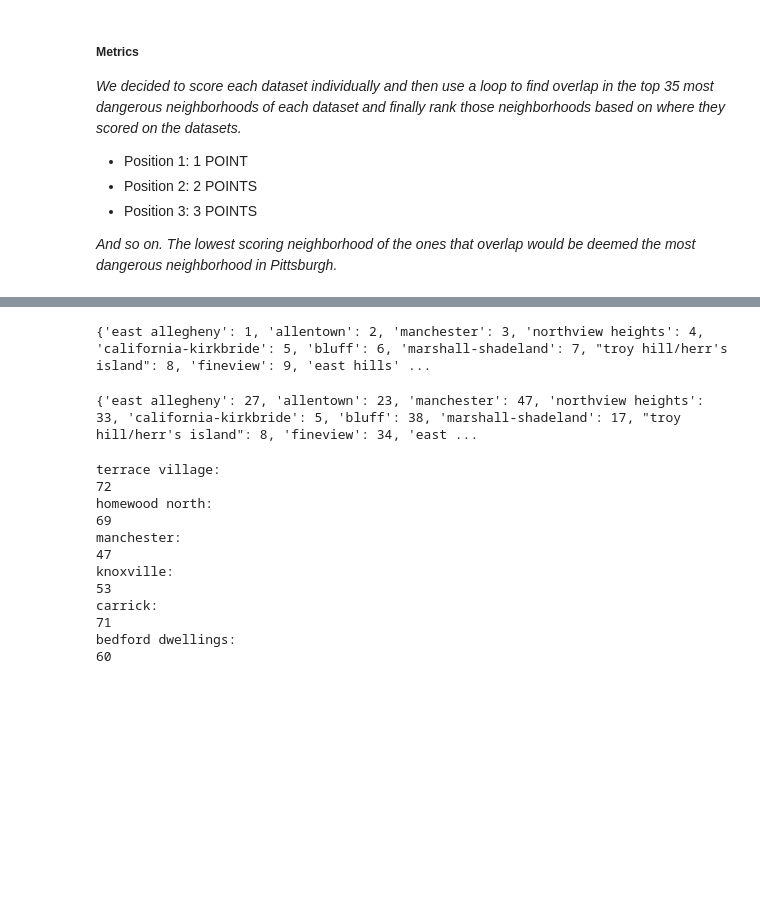
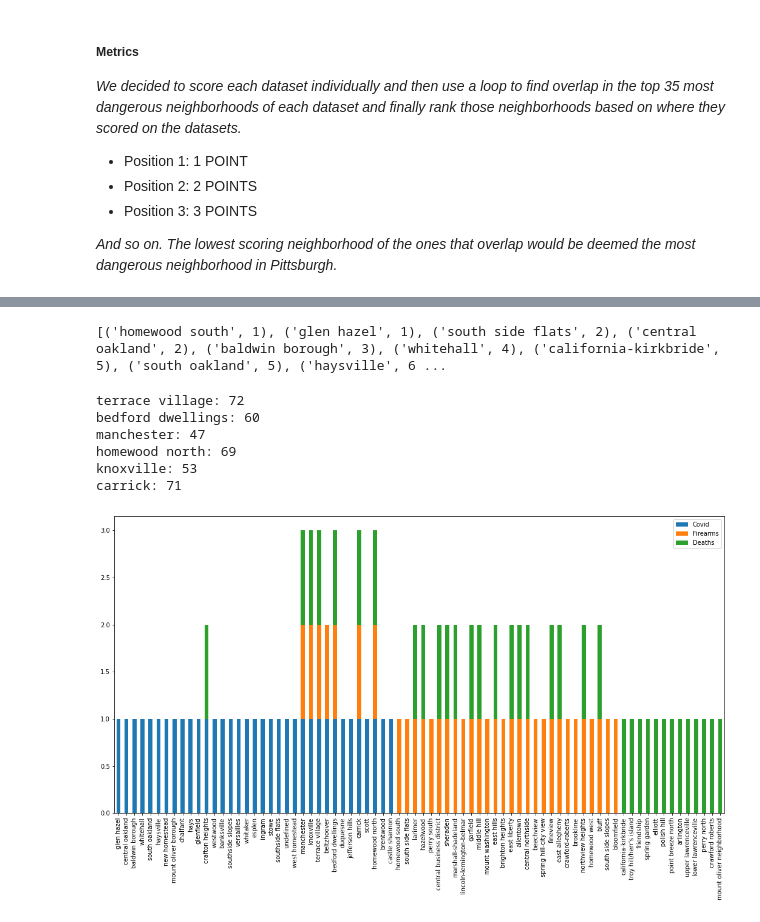
Before and after one commit to CalTsai77/Python-Data-Analysis-with-pandas-, a Jupyter notebook: final.ipynb, the cells around one changed output, grey strips where cells are left out. Saved outputs shown, nothing was run; the diff lists cells and outputs as text; code cells hidden in the pictures; blank space fills up the shorter version.

Commit message:
graph of data is complete

```diff
--- a/final.ipynb
+++ b/final.ipynb
@@ -24,8 +31,11 @@ result_firearms.to_csv("firearms.csv")
 result_deaths.to_csv("deaths.csv")
 # %%
 neighborhood_covid_dict = {}
+covid_graph = {}
 neighborhood_fire_dict = {}
+firearms_graph = {}
 neighborhood_deaths_dict = {}
+deaths_graph = {}
 # %%
 with open("covid.csv",'r') as data:
     next(data)
@@ -35,7 +45,10 @@ with open("covid.csv",'r') as data:
             neighborhood_covid_dict[line[1].lower()] = val
         else:
             neighborhood_covid_dict[line[1].lower()] = val + neighborhood_covid_dict[line[1].lower()]
+        covid_graph[line[1].lower()] = 1
+
 print (neighborhood_covid_dict)
+print()
 
 with open("firearms.csv",'r') as data:
     next(data)
@@ -45,6 +58,21 @@ with open("firearms.csv",'r') as data:
             neighborhood_fire_dict[line[1].lower()] = val
         else:
             neighborhood_fire_dict[line[1].lower()] = val + neighborhood_fire_dict[line[1].lower()]
+        firearms_graph[line[1].lower()] = 1
+
 print (neighborhood_fire_dict)
+print()
+
+with open("deaths.csv",'r') as data:
+    next(data)
+    for line in csv.reader(data):
+        val = int(line[0]) + 1
+        if line[1].lower() not in neighborhood_deaths_dict:
+            neighborhood_deaths_dict[line[1].lower()] = val
+        else:
+            neighborhood_deaths_dict[line[1].lower()] = val + neighborhood_deaths_dict[line[1].lower()]
+        deaths_graph[line[1].lower()] = 1
+
+print (neighborhood_deaths_dict)
 # %% [output]
 {'glen hazel': 1, 'central oakland': 2, 'baldwin borough': 3, 'whitehall': 4, 'south oakland': 5, 'haysville': 6, 'new homestead': 7, 'mount oliver borough': 8, 'chalfant': 9, 'hays': 10, 'glenfield': ...
@@ -63,15 +83,3 @@ print (neighborhood_fire_dict)
-# %%
-with open("deaths.csv",'r') as data:
-    next(data)
-    for line in csv.reader(data):
-        val = int(line[0]) + 1
-        if line[1].lower() not in neighborhood_deaths_dict:
-            neighborhood_deaths_dict[line[1].lower()] = val
-        else:
-            neighborhood_deaths_dict[line[1].lower()] = val + neighborhood_deaths_dict[line[1].lower()]
-print (neighborhood_deaths_dict)
-# %% [output]
-{'east allegheny': 1, 'allentown': 2, 'manchester': 3, 'northview heights': 4, 'california-kirkbride': 5, 'bluff': 6, 'marshall-shadeland': 7, "troy hill/herr's island": 8, 'fineview': 9, 'east hills' ...
 # %%
 overlap = neighborhood_fire_dict.keys() & neighborhood_deaths_dict.keys() & neighborhood_covid_dict.keys()
 # %%
@@ -102,23 +110,28 @@ with open("covid.csv",'r') as data:
             all_dict[line[1].lower()] = val
         else:
             all_dict[line[1].lower()] = val + all_dict[line[1].lower()]
-print (all_dict)
+
+print (sorted(all_dict.items(), key=lambda x: x[1], reverse = False))
 # %% [output]
-{'east allegheny': 27, 'allentown': 23, 'manchester': 47, 'northview heights': 33, 'california-kirkbride': 5, 'bluff': 38, 'marshall-shadeland': 17, "troy hill/herr's island": 8, 'fineview': 34, 'east ...
+[('homewood south', 1), ('glen hazel', 1), ('south side flats', 2), ('central oakland', 2), ('baldwin borough', 3), ('whitehall', 4), ('california-kirkbride', 5), ('south oakland', 5), ('haysville', 6 ...
 # %%
 for neighborhood in overlap:
-    print(neighborhood + ":")
-    print(all_dict[neighborhood])
+    print(neighborhood + ": " + str(all_dict[neighborhood]))
 # %% [output]
-terrace village:
-72
-homewood north:
-69
-manchester:
-47
-knoxville:
-53
-carrick:
-71
-bedford dwellings:
-60
+terrace village: 72
+bedford dwellings: 60
+manchester: 47
+homewood north: 69
+knoxville: 53
+carrick: 71
+# %%
+graph_dict = {}
+graph_dict["Covid"] = covid_graph
+graph_dict["Firearms"] = firearms_graph
+graph_dict["Deaths"] = deaths_graph
+
+graph_dataframe = pd.DataFrame(graph_dict)
+graph_dataframe.plot.bar(figsize = [18, 9], stacked=True)
+plt.show()
+# %% [output]
+[figure, added]
```
Also changed, not shown: parts of 7 cells of this notebook.
